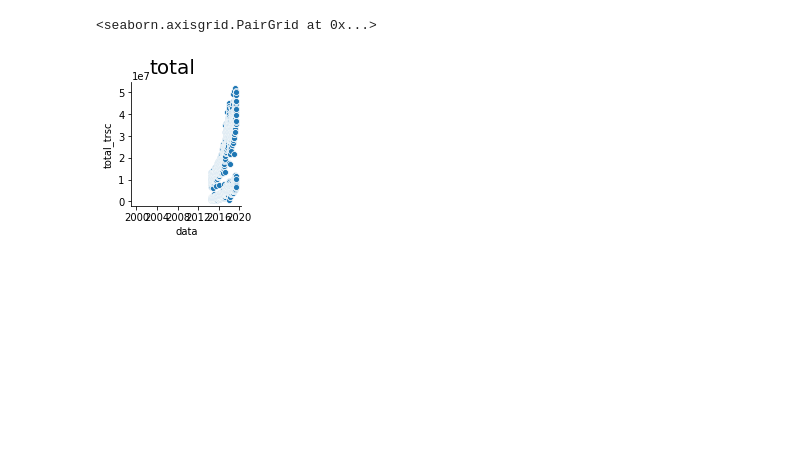
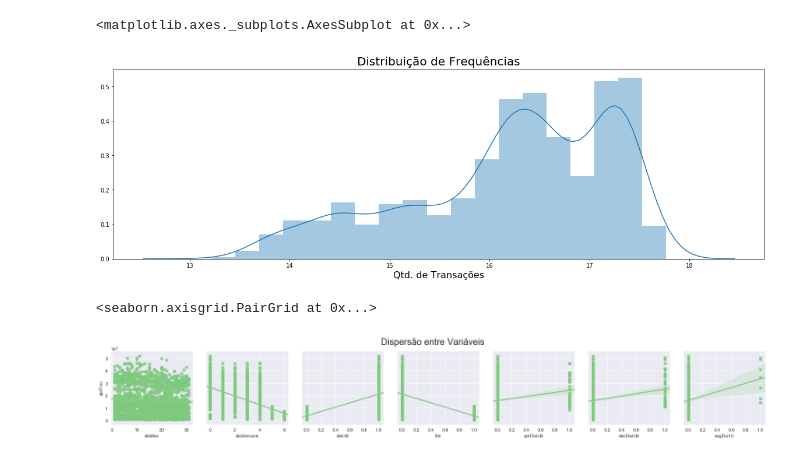
Before and after one commit to ramonfsk/machineLearning, a Jupyter notebook: prevQtdTransacoes.ipynb, the cells around one changed output. Cells and saved outputs as stored; diff of their text form; code cells hidden in the pictures; blank space fills up the shorter version.

```diff
--- a/prevQtdTransacoes.ipynb
+++ b/prevQtdTransacoes.ipynb
@@ -17,0 +50,11 @@ dtype: object
+# %%
+trocar = {
+    True : 1,
+    False : 0
+}
+dados.diaUtil = dados.diaUtil.map(trocar)
+dados.fds = dados.fds.map(trocar)
+dados['qntDiaUtil'] = dados['qntDiaUtil'].map(trocar)
+dados['decDiaUtil'] = dados['decDiaUtil'].map(trocar)
+dados['segDia10'] = dados['segDia10'].map(trocar)
+dados.tail()
@@ -40,0 +114,5 @@ ax = dados.total_trsc.plot(fontsize=14)
+# %%
+# palette -> Accent, Accent_r, Blues, Blues_r, BrBG, BrBG_r, BuGn, BuGn_r, BuPu, BuPu_r, CMRmap, CMRmap_r, Dark2, Dark2_r, GnBu, GnBu_r, Greens, Greens_r, Greys, Greys_r, OrRd, OrRd_r, Oranges, Oranges_r, PRGn, PRGn_r, Paired, Paired_r, Pastel1, Pastel1_r, Pastel2, Pastel2_r, PiYG, PiYG_r, PuBu, PuBuGn, PuBuGn_r, PuBu_r, PuOr, PuOr_r, PuRd, PuRd_r, Purples, Purples_r, RdBu, RdBu_r, RdGy, RdGy_r, RdPu, RdPu_r, RdYlBu, RdYlBu_r, RdYlGn, RdYlGn_r, Reds, Reds_r, Set1, Set1_r, Set2, Set2_r, Set3, Set3_r, Spectral, Spectral_r, Wistia, Wistia_r, YlGn, YlGnBu, YlGnBu_r, YlGn_r, YlOrBr, YlOrBr_r, YlOrRd, YlOrRd_r, afmhot, afmhot_r, autumn, autumn_r, binary, binary_r, bone, bone_r, brg, brg_r, bwr, bwr_r, cividis, cividis_r, cool, cool_r, coolwarm, coolwarm_r, copper, copper_r, cubehelix, cubehelix_r, flag, flag_r, gist_earth, gist_earth_r, gist_gray, gist_gray_r, gist_heat, gist_heat_r, gist_ncar, gist_ncar_r, gist_rainbow, gist_rainbow_r, gist_stern, gist_stern_r, gist_yarg, gist_yarg_r, gnuplot, gnuplot2, gnuplot2_r, gnuplot_r, gray, gray_r, hot, hot_r, hsv, hsv_r, icefire, icefire_r, inferno, inferno_r, jet, jet_r, magma, magma_r, mako, mako_r, nipy_spectral, nipy_spectral_r, ocean, ocean_r, pink, pink_r, plasma, plasma_r, prism, prism_r, rainbow, rainbow_r, rocket, rocket_r, seismic, seismic_r, spring, spring_r, summer, summer_r, tab10, tab10_r, tab20, tab20_r, tab20b, tab20b_r, tab20c, tab20c_r, terrain, terrain_r, viridis, viridis_r, vlag, vlag_r, winter, winter_r
+sns.set_palette('Accent')
+# style -> white, dark, whitegrid, darkgrid, ticks
+sns.set_style('darkgrid')
@@ -41,7 +137,23 @@ ax = dados.total_trsc.plot(fontsize=14)
+# %%
+dados['log_qtdTrsc'] = np.log(dados.qtdTrsc)
+ax = sns.distplot(dados['log_qtdTrsc'])
+ax.figure.set_size_inches(20, 6)
+ax.set_title('Distribuição de Frequências', fontsize=20)
+ax.set_xlabel('Qtd. de Transações', fontsize=16)
+ax
+#esse modelo acima é inviável, apenas o descarte
+# %% [output]
+<matplotlib.axes._subplots.AxesSubplot at 0x...>
+[figure, added]
 # %%
-ax = sns.pairplot(dados, y_vars='total_trsc', x_vars='data')
-ax.fig.suptitle('total', fontsize=20, y=1.05)
+ax = sns.pairplot(
+    dados, y_vars='qtdTrsc',
+    x_vars=['diaMes', 'diaSemana', 'diaUtil', 'fds', 'qntDiaUtil', 'decDiaUtil', 'segDia10'],
+    height=3,
+    kind='reg'
+)
+ax.fig.suptitle('Dispersão entre Variáveis', fontsize=20, y=1.07)
 ax
 # %% [output]
 <seaborn.axisgrid.PairGrid at 0x...>
-[figure, old version]
+[figure, new version]
```
Also changed, not shown: parts of 24 cells of this notebook, 51 other files.
